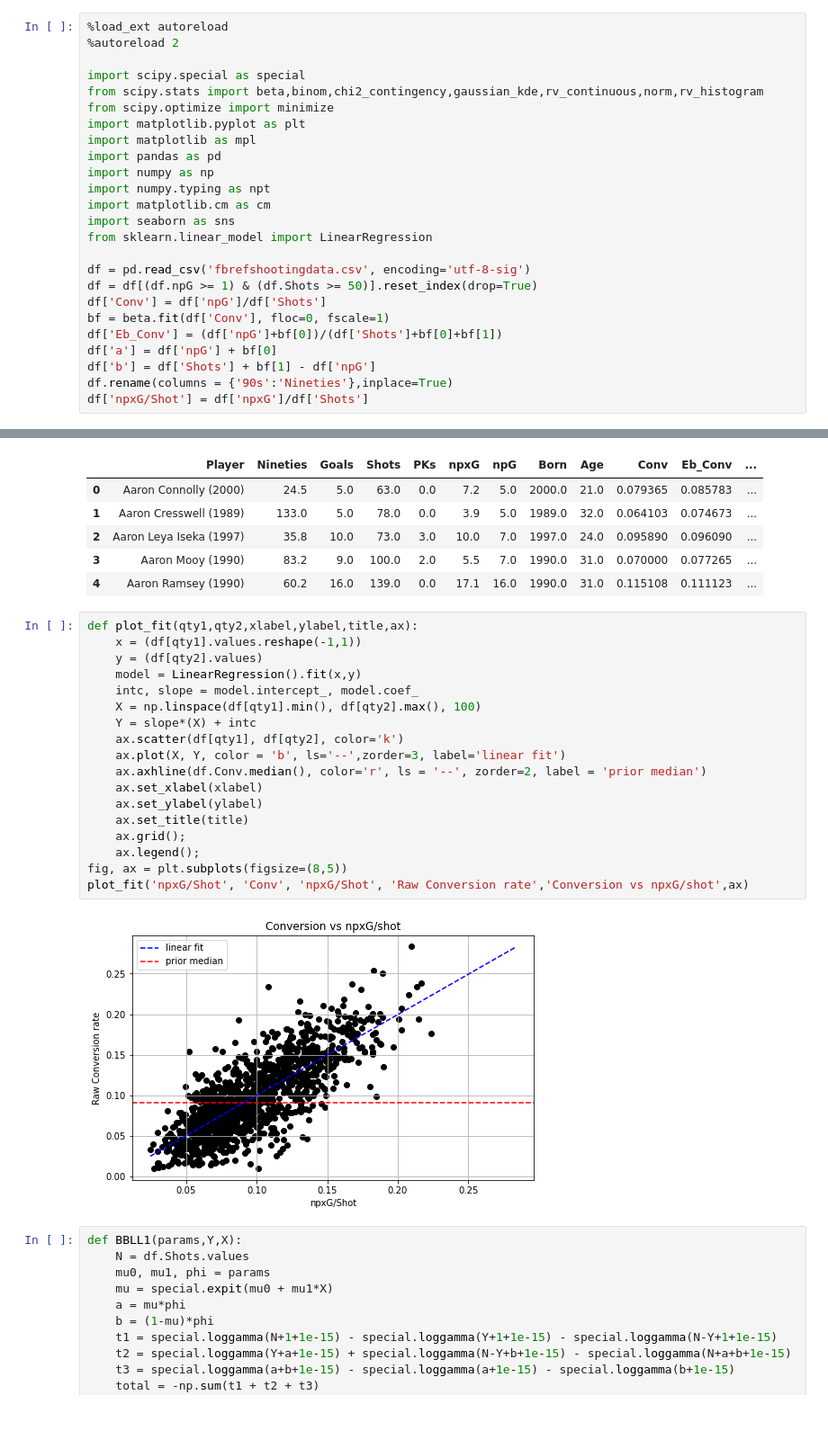
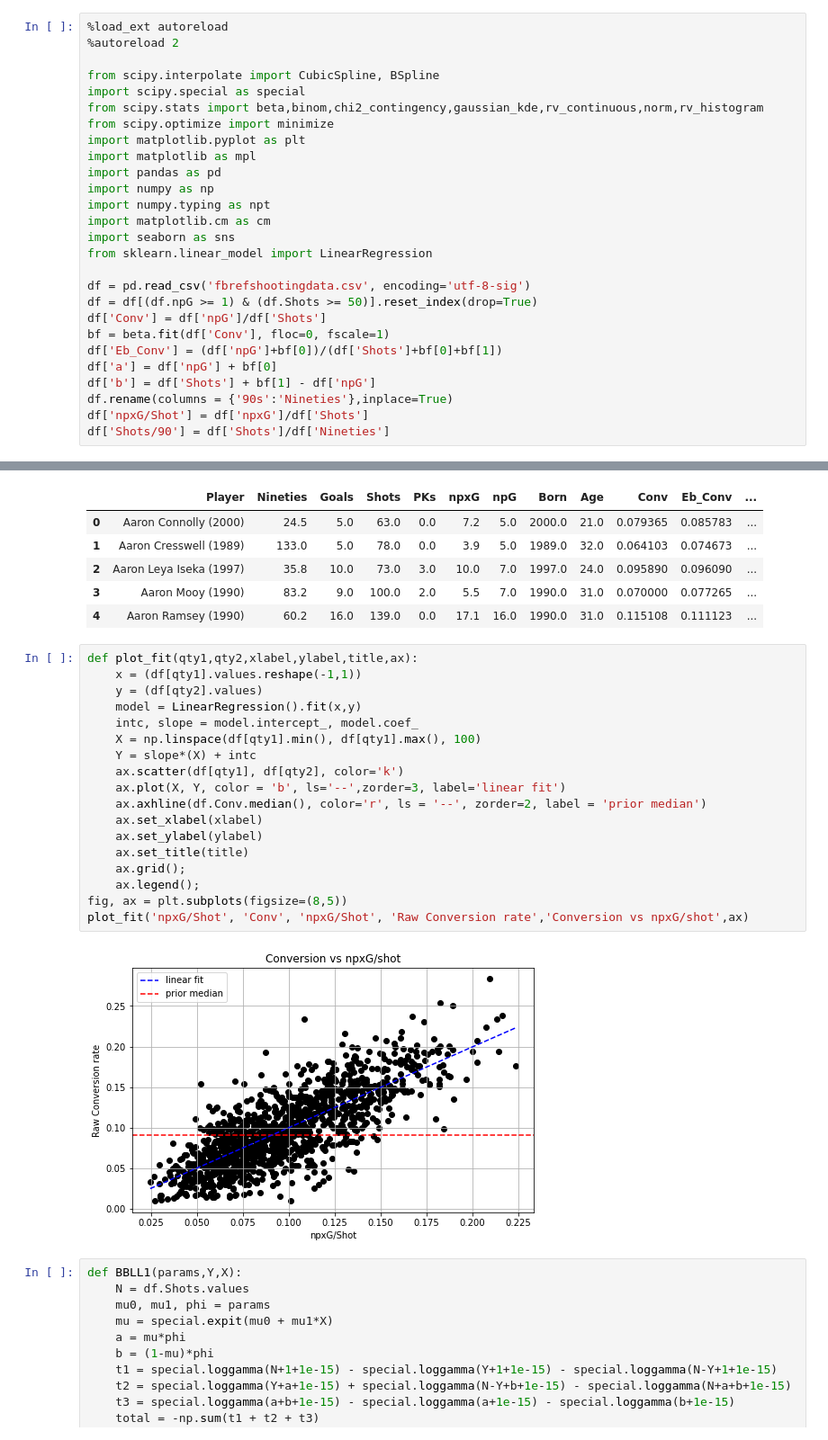
Before and after one commit to bosemessi/empiricalbayesfootball, a Jupyter notebook: Chapter7.ipynb, the cells around one changed output, grey strips where cells are left out. Shown at 90% size. Drawn from its saved outputs; the diff is of its cells as text.

```diff
--- a/Chapter7.ipynb
+++ b/Chapter7.ipynb
@@ -6,6 +6,7 @@ This chapter continues from where the last one ended and explores more varieties
 %load_ext autoreload
 %autoreload 2
 
+from scipy.interpolate import CubicSpline, BSpline
 import scipy.special as special
 from scipy.stats import beta,binom,chi2_contingency,gaussian_kde,rv_continuous,norm,rv_histogram
 from scipy.optimize import minimize
@@ -27,3 +28,4 @@ df['a'] = df['npG'] + bf[0]
 df['b'] = df['Shots'] + bf[1] - df['npG']
 df.rename(columns = {'90s':'Nineties'},inplace=True)
 df['npxG/Shot'] = df['npxG']/df['Shots']
+df['Shots/90'] = df['Shots']/df['Nineties']
@@ -42,23 +41,23 @@ df.head()
 # %%
 def plot_fit(qty1,qty2,xlabel,ylabel,title,ax):
     x = (df[qty1].values.reshape(-1,1))
     y = (df[qty2].values)
     model = LinearRegression().fit(x,y)
     intc, slope = model.intercept_, model.coef_
-    X = np.linspace(df[qty1].min(), df[qty2].max(), 100)
+    X = np.linspace(df[qty1].min(), df[qty1].max(), 100)
     Y = slope*(X) + intc
     ax.scatter(df[qty1], df[qty2], color='k')
     ax.plot(X, Y, color = 'b', ls='--',zorder=3, label='linear fit')
     ax.axhline(df.Conv.median(), color='r', ls = '--', zorder=2, label = 'prior median')
     ax.set_xlabel(xlabel)
     ax.set_ylabel(ylabel)
     ax.set_title(title)
     ax.grid();
     ax.legend();
 fig, ax = plt.subplots(figsize=(8,5))
 plot_fit('npxG/Shot', 'Conv', 'npxG/Shot', 'Raw Conversion rate','Conversion vs npxG/shot',ax)
 # %% [output]
-[figure, old version]
+[figure, new version]
 # %%
 def BBLL1(params,Y,X):
     N = df.Shots.values
```
Also changed, not shown: parts of 17 cells of this notebook, 33 other files.
